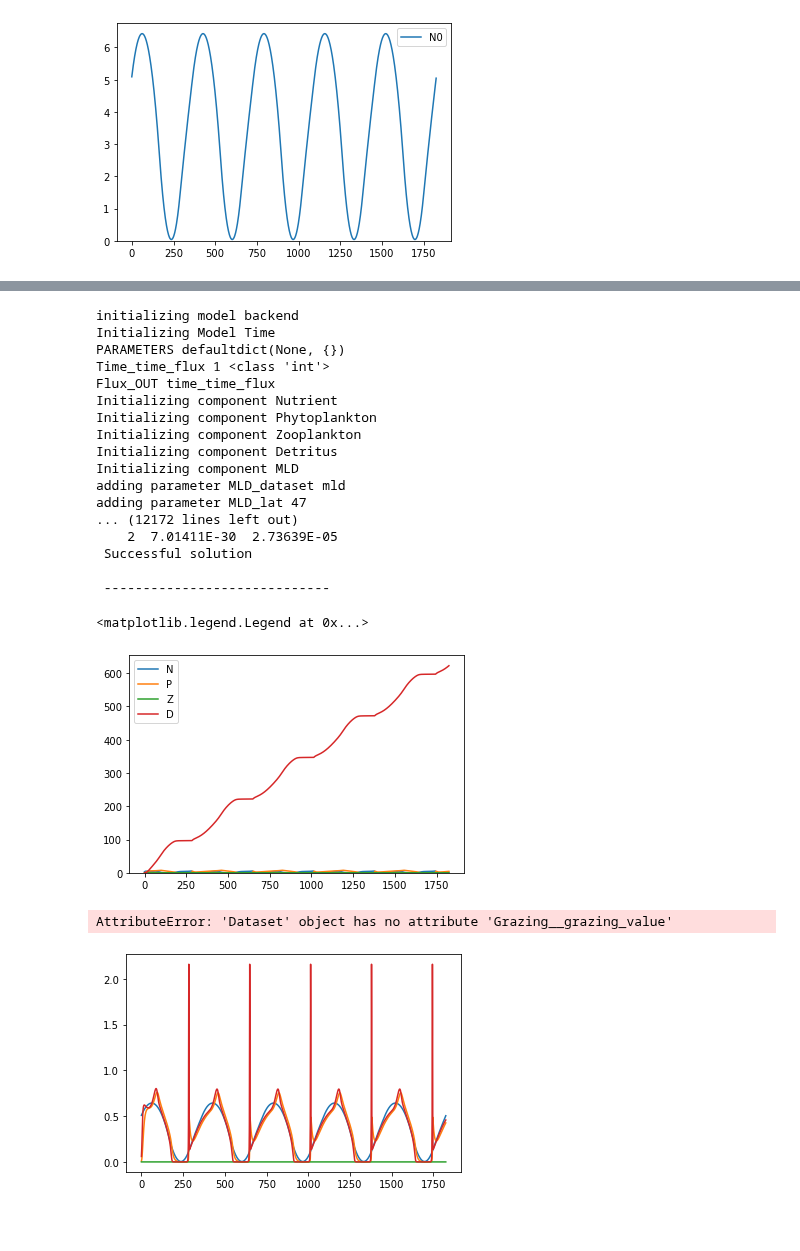
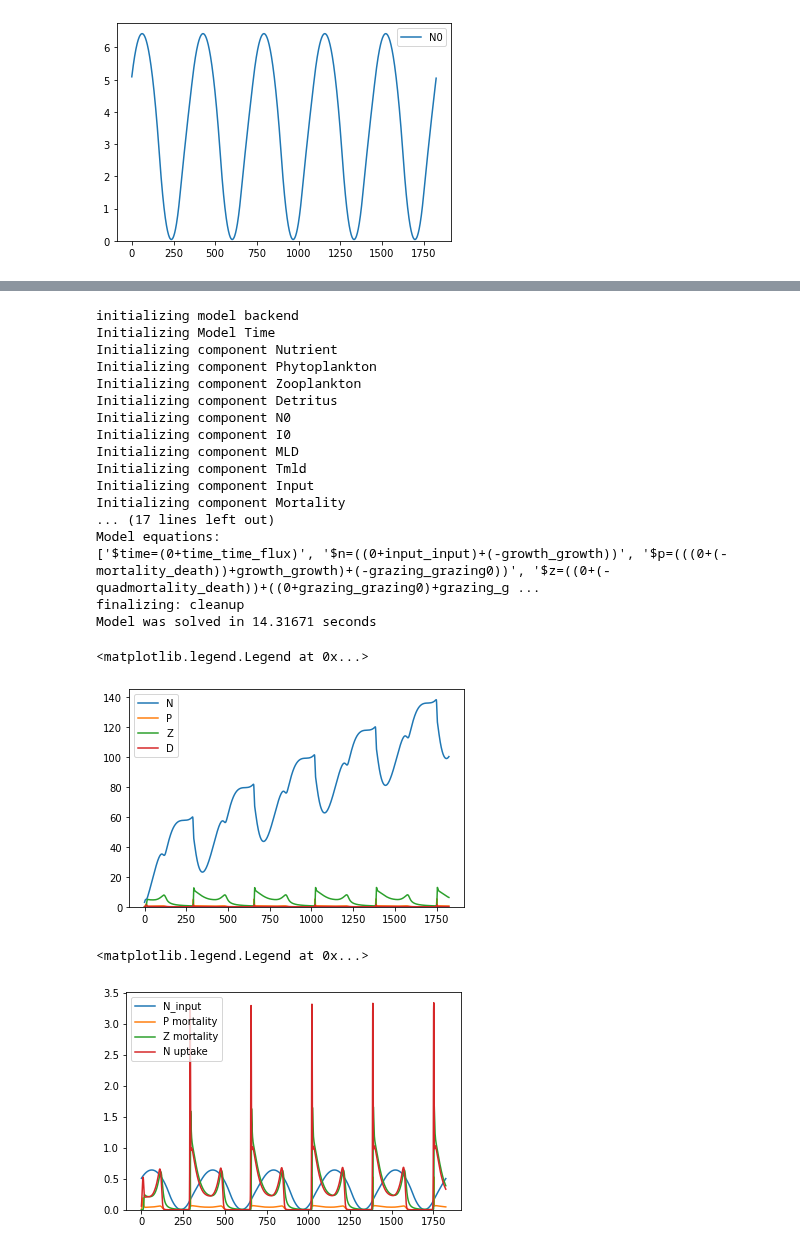
Before and after one commit to ben1post/phydra, a Jupyter notebook: prototypes/FINAL_NPZD_prototype.ipynb, the cells around one changed output, grey strips where cells are left out. Cells and saved outputs as stored; diff of their text form; code cells hidden in the pictures; blank space fills up the shorter version.

```diff
--- a/prototypes/FINAL_NPZD_prototype.ipynb
+++ b/prototypes/FINAL_NPZD_prototype.ipynb
@@ -39,7 +30,7 @@ NPZD = phydra.create({'Nutrient':SV,
                       'Monod':Monod_ML,
                       'Steele':Steele_ML,
                       'Eppley':Eppley_ML,
-                      #'Grazing':HollingTypeIII_2Resources,
+                      'Grazing':HollingTypeIII_ListResources,
 
                       # HERE NEED TO ADD THIS:
                       'N0':GlobalSlabClimatologyForcing,
@@ -97,8 +88,8 @@ odeint_setup = phydra.setup('odeint', NPZD,
                           'kw':0.04, 'kc':0.03, 'i_opt':2},
                 'Eppley':{'Temp':'Tmld', 'eppley':0.063},
 
-                #'Grazing':{'r_1':'P', 'r_2':'D', 'consumer':'Z',
-                #           'fp_1':.5, 'fp_2':.5,'Imax':1., 'kZ':1.5},
+                'Grazing':{'resources':['P','D'], 'consumer':'Z',
+                           'feed_prefs':[.5,.5],'Imax':1., 'kZ':1.5},
 
                 'N0':{'forcing_label':'N0', 'dataset':'n0x',
                       'lat':47,'lon':-20,'rbb':2,
@@ -259,21 +246,21 @@ with NPZD:
 # %% [output]
 initializing model backend
 Initializing Model Time
-PARAMETERS defaultdict(None, {})
-Time_time_flux 1 <class 'int'>
-Flux_OUT time_time_flux
 Initializing component Nutrient
 Initializing component Phytoplankton
 Initializing component Zooplankton
 Initializing component Detritus
+Initializing component N0
+Initializing component I0
 Initializing component MLD
-adding parameter MLD_dataset mld
-adding parameter MLD_lat 47
-... (12172 lines left out)
-    2  7.01411E-30  2.73639E-05
- Successful solution
-
- -----------------------------
+Initializing component Tmld
+Initializing component Input
+Initializing component Mortality
+... (17 lines left out)
+Model equations:
+['$time=(0+time_time_flux)', '$n=((0+input_input)+(-growth_growth))', '$p=(((0+(-mortality_death))+growth_growth)+(-grazing_grazing0))', '$z=((0+(-quadmortality_death))+((0+grazing_grazing0)+grazing_g ...
+finalizing: cleanup
+Model was solved in 14.31671 seconds
 # %%
 time = gekko_out.Time__time
 plt.plot(time, gekko_out.Nutrient__var_value, label='N')
@@ -284,15 +271,15 @@ plt.ylim(bottom=0)
 plt.legend()
 # %% [output]
 <matplotlib.legend.Legend at 0x...>
-[figure, old version]
+[figure, new version]
 # %%
 plt.plot(time, gekko_out.Input__input_value, label='N_input')
 plt.plot(time, gekko_out.Mortality__death_value, label='P mortality')
 plt.plot(time, gekko_out.QuadMortality__death_value, label='Z mortality')
 plt.plot(time, gekko_out.Growth__growth_value, label='N uptake')
-plt.plot(time, gekko_out.Grazing__grazing_value, label='Grazing')
+#plt.plot(time, gekko_out.Grazing__grazing_value, label='Grazing')
 plt.ylim(bottom=0)
 plt.legend()
 # %% [output]
-AttributeError: 'Dataset' object has no attribute 'Grazing__grazing_value'
+<matplotlib.legend.Legend at 0x...>
-[figure, old version]
+[figure, new version]
```
Also changed, not shown: parts of 12 cells of this notebook, 3 other files.
